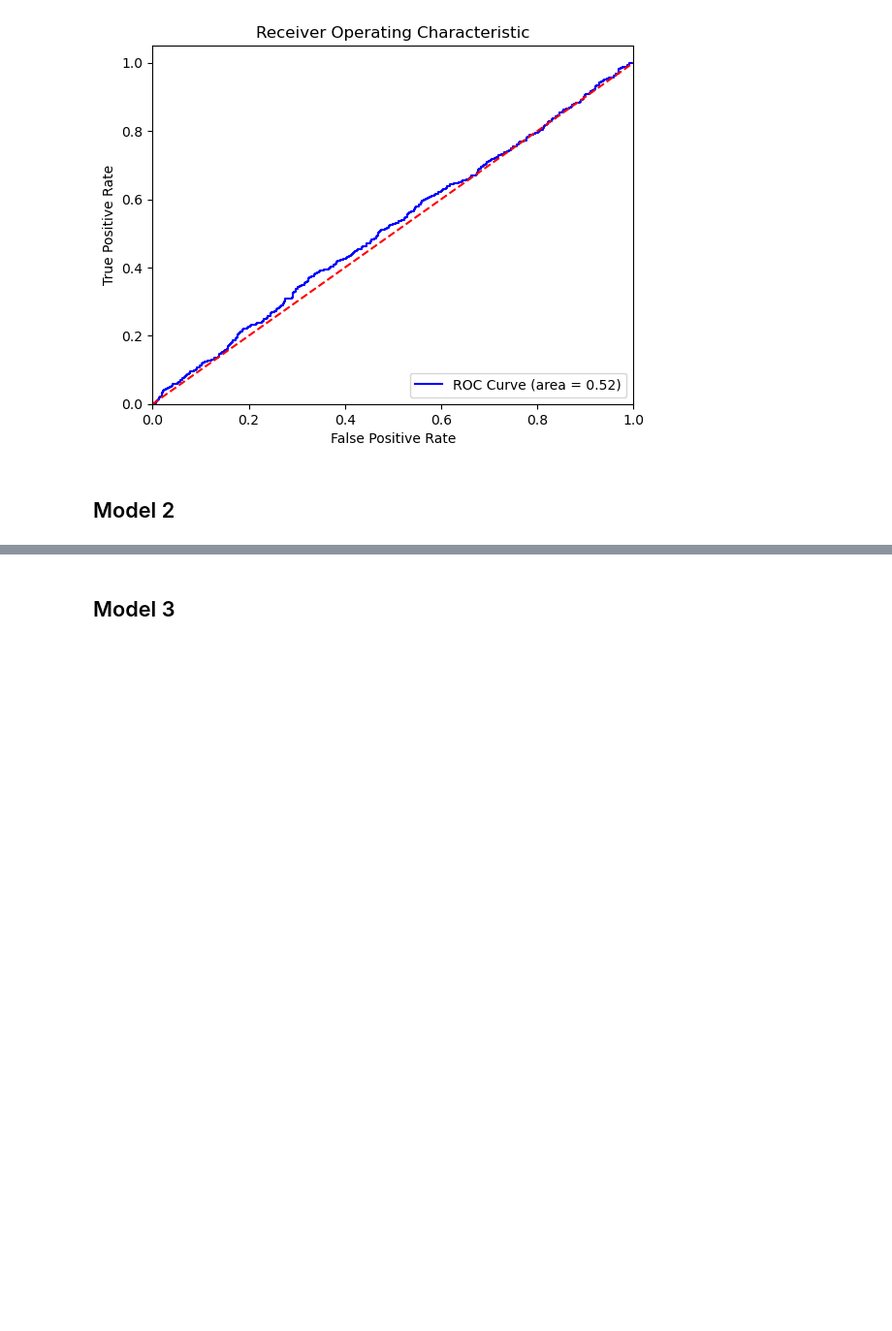
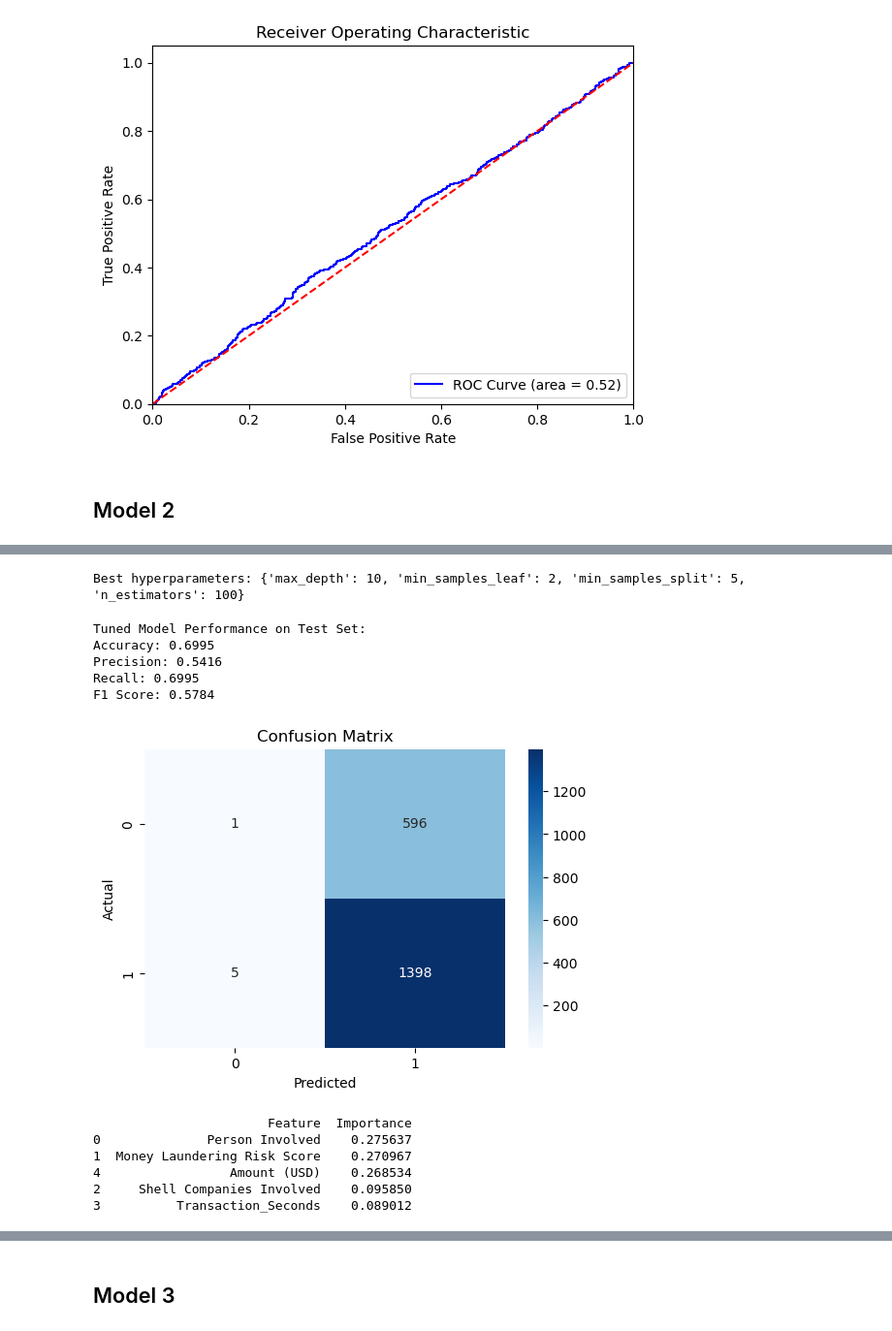
Before and after one commit to edgar-rosales95/Final_505, a Jupyter notebook: Final_505.ipynb, the cells around one changed output, grey strips where cells are left out. Shown at 97% size. Cells and saved outputs as stored; diff of their text form; code cells hidden in the pictures; blank space fills up the shorter version.

Commit message:
Random Forest Bobby

```diff
--- a/Final_505.ipynb
+++ b/Final_505.ipynb
@@ -566,0 +483,72 @@ NameError: name 'best_rf_model' is not defined
+# %%
+# Define hyperparameter grid to search
+param_grid = {
+    'n_estimators': [50, 100, 200],  # Number of trees in the forest
+    'max_depth': [None, 10, 20, 30],  # Maximum depth of the tree
+    'min_samples_split': [2, 5, 10],  # Minimum number of samples required to split an internal node
+    'min_samples_leaf': [1, 2, 4]      # Minimum number of samples required to be at a leaf node
+}
+
+# Initialize Grid Search with cross-validation
+grid_search = GridSearchCV(RandomForestClassifier(random_state=42), param_grid, cv=5, scoring='f1', n_jobs=-1)
+
+# Fit Grid Search to training data
+grid_search.fit(X_train_scaled, y_train)
+
+# Best hyperparameters
+print('Best hyperparameters:', grid_search.best_params_)
+# %% [output]
+Best hyperparameters: {'max_depth': 10, 'min_samples_leaf': 2, 'min_samples_split': 5, 'n_estimators': 100}
+# %%
+# Re-train model with best parameters
+best_rf_model = grid_search.best_estimator_
+best_rf_model.fit(X_train_scaled, y_train)
+
+# Make predictions with tuned model
+y_pred_tuned = best_rf_model.predict(X_test_scaled)
+
+# Evaluate tuned model
+accuracy_tuned = accuracy_score(y_test, y_pred_tuned)
+precision_tuned = precision_score(y_test, y_pred_tuned, average='weighted')
+recall_tuned = recall_score(y_test, y_pred_tuned, average='weighted')
+f1_tuned = f1_score(y_test, y_pred_tuned, average='weighted')
+
+print('Tuned Model Performance on Test Set:')
+print(f'Accuracy: {accuracy_tuned:.4f}')
+print(f'Precision: {precision_tuned:.4f}')
+print(f'Recall: {recall_tuned:.4f}')
+print(f'F1 Score: {f1_tuned:.4f}')
+# %% [output]
+Tuned Model Performance on Test Set:
+Accuracy: 0.6995
+Precision: 0.5416
+Recall: 0.6995
+F1 Score: 0.5784
+# %%
+# Confusion Matrix
+cm = confusion_matrix(y_test, y_pred_tuned)
+plt.figure(figsize=(6, 4))
+sns.heatmap(cm, annot=True, fmt='d', cmap='Blues')
+plt.title('Confusion Matrix')
+plt.xlabel('Predicted')
+plt.ylabel('Actual')
+plt.show()
+# %% [output]
+[figure, added]
+# %%
+feature_names = ['Person Involved', 'Money Laundering Risk Score', 'Shell Companies Involved', 'Transaction_Seconds', 'Amount (USD)']
+
+# Create the feature importance DataFrame
+feature_importance = pd.DataFrame({'Feature': feature_names, 'Importance': importances})
+
+# Sort the DataFrame by importance
+feature_importance.sort_values(by='Importance', ascending=False, inplace=True)
+
+print(feature_importance)
+# %% [output]
+                       Feature  Importance
+0              Person Involved    0.275637
+1  Money Laundering Risk Score    0.270967
+4                 Amount (USD)    0.268534
+2     Shell Companies Involved    0.095850
+3          Transaction_Seconds    0.089012
```
Also changed, not shown: parts of 15 cells of this notebook.
